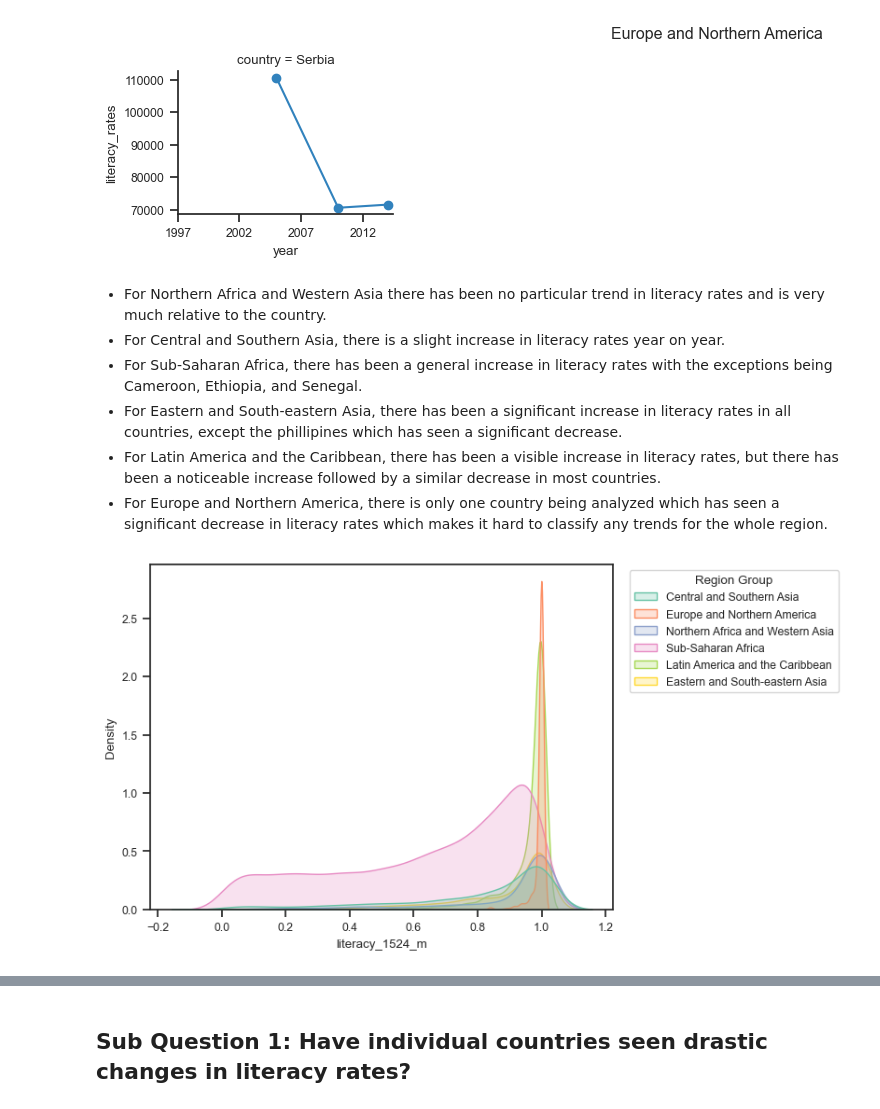
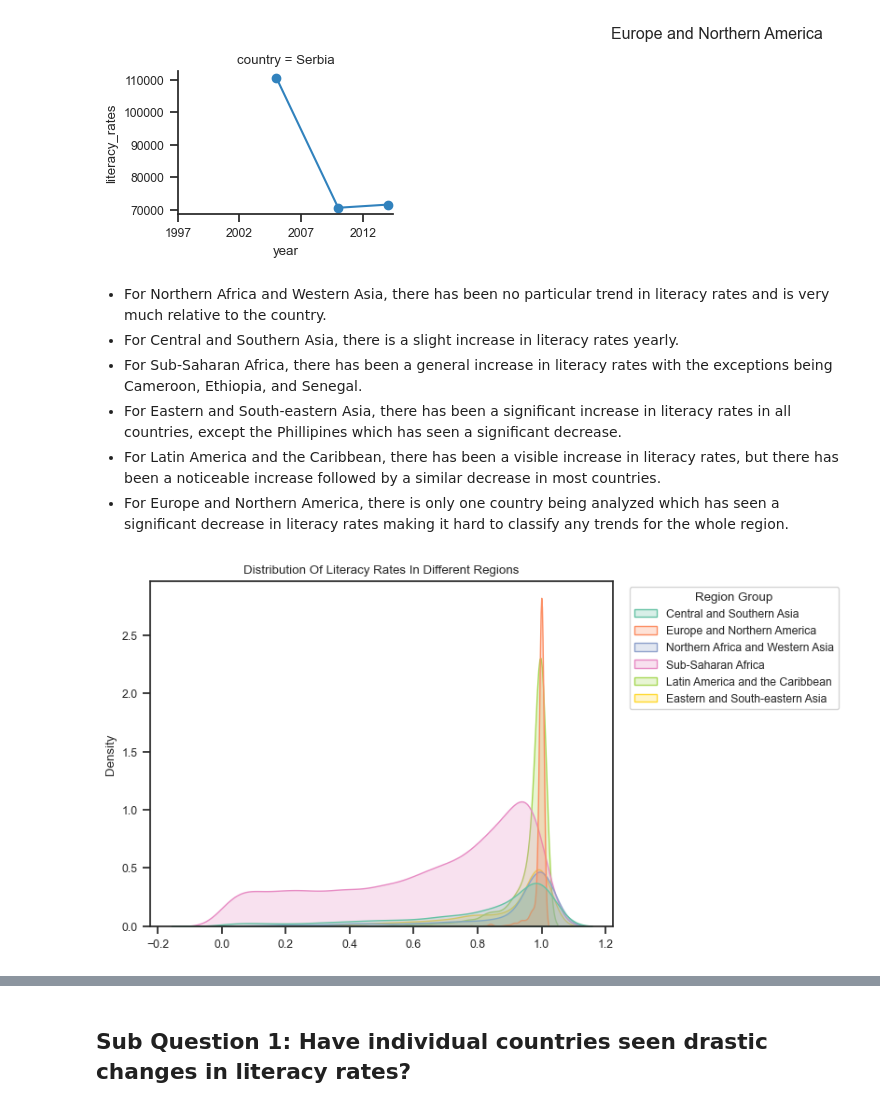
Before and after one commit to ubco-W2022T2-data301/project-group-group18, a Jupyter notebook: analysis/analysis1.ipynb, the cells around one changed output, grey strips where cells are left out. Saved outputs shown, nothing was run; the diff lists cells and outputs as text; code cells hidden in the pictures.

```diff
--- a/analysis/analysis1.ipynb
+++ b/analysis/analysis1.ipynb
@@ -27,28 +63,14 @@ pf.lineplot(dictionary)
 [figure]
 [figure]
 # %% [markdown]
-- For Northern Africa and Western Asia there has been no particular trend in literacy rates and is very much relative to the country.
-- For Central and Southern Asia, there is a slight increase in literacy rates year on year.
+- For Northern Africa and Western Asia, there has been no particular trend in literacy rates and is very much relative to the country.
+- For Central and Southern Asia, there is a slight increase in literacy rates yearly.
 - For Sub-Saharan Africa, there has been a general increase in literacy rates with the exceptions being Cameroon, Ethiopia, and Senegal.
-- For Eastern and South-eastern Asia, there has been a significant increase in literacy rates in all countries, except the phillipines which has seen a significant decrease.
+- For Eastern and South-eastern Asia, there has been a significant increase in literacy rates in all countries, except the Phillipines which has seen a significant decrease.
 - For Latin America and the Caribbean, there has been a visible increase in literacy rates, but there has been a noticeable increase followed by a similar decrease in most countries.
-- For Europe and Northern America, there is only one country being analyzed which has seen a significant decrease in literacy rates which makes it hard to classify any trends for the whole region.
+- For Europe and Northern America, there is only one country being analyzed which has seen a significant decrease in literacy rates making it hard to classify any trends for the whole region.
-# %%
-#pf.distribution("../data/raw/dataset_raw.csv")
-data = (
-        pd.read_csv("../data/raw/dataset_raw.csv",low_memory=False)
-        .loc[:, ["region_group","country","year","Location","literacy_1524_m"]]
-        .dropna(subset="literacy_1524_m")
-        .reset_index()
-        .drop(columns = ["index"])
-    )
-
-#data = data[data.year>2010]
-
-#plot = sns.violinplot(data=data, y = "region_group", x="literacy_1524_m", hue = "region_group", palette = "Set2")
-plot = sns.kdeplot(data=data, x="literacy_1524_m", hue = "region_group", palette = "Set2",fill = True)
-legend = plot.get_legend()
-legend.set_title("Region Group")
-legend.set_bbox_to_anchor((1.5, 1))
-# %% [output]
-[figure, removed]
+# %%
+data2 = pf.data_processing2("../data/raw/dataset_raw.csv")
+pf.distribution1(data2)
+# %% [output]
+[figure, added]
```
Also changed, not shown: parts of 7 cells of this notebook, 1 other file.
